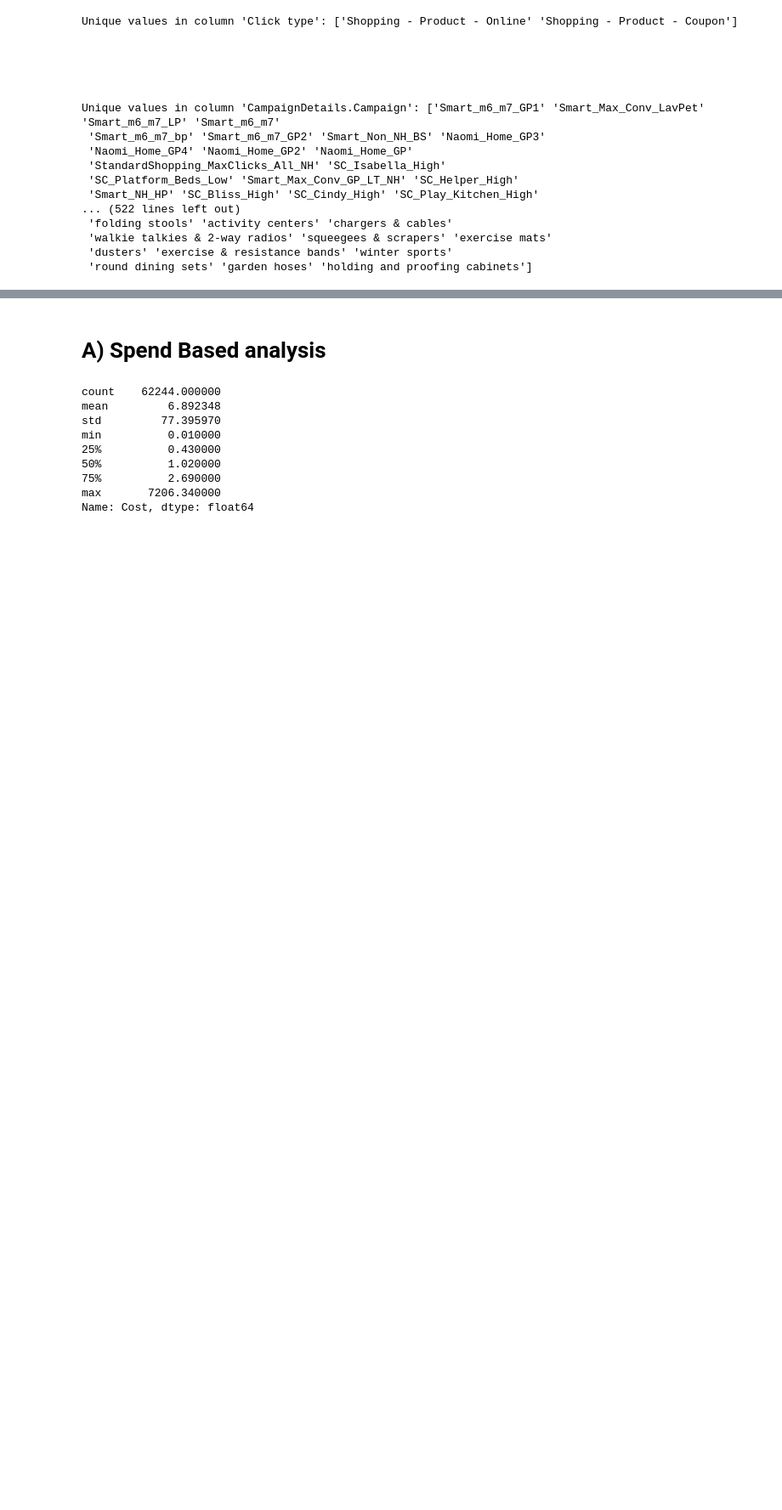
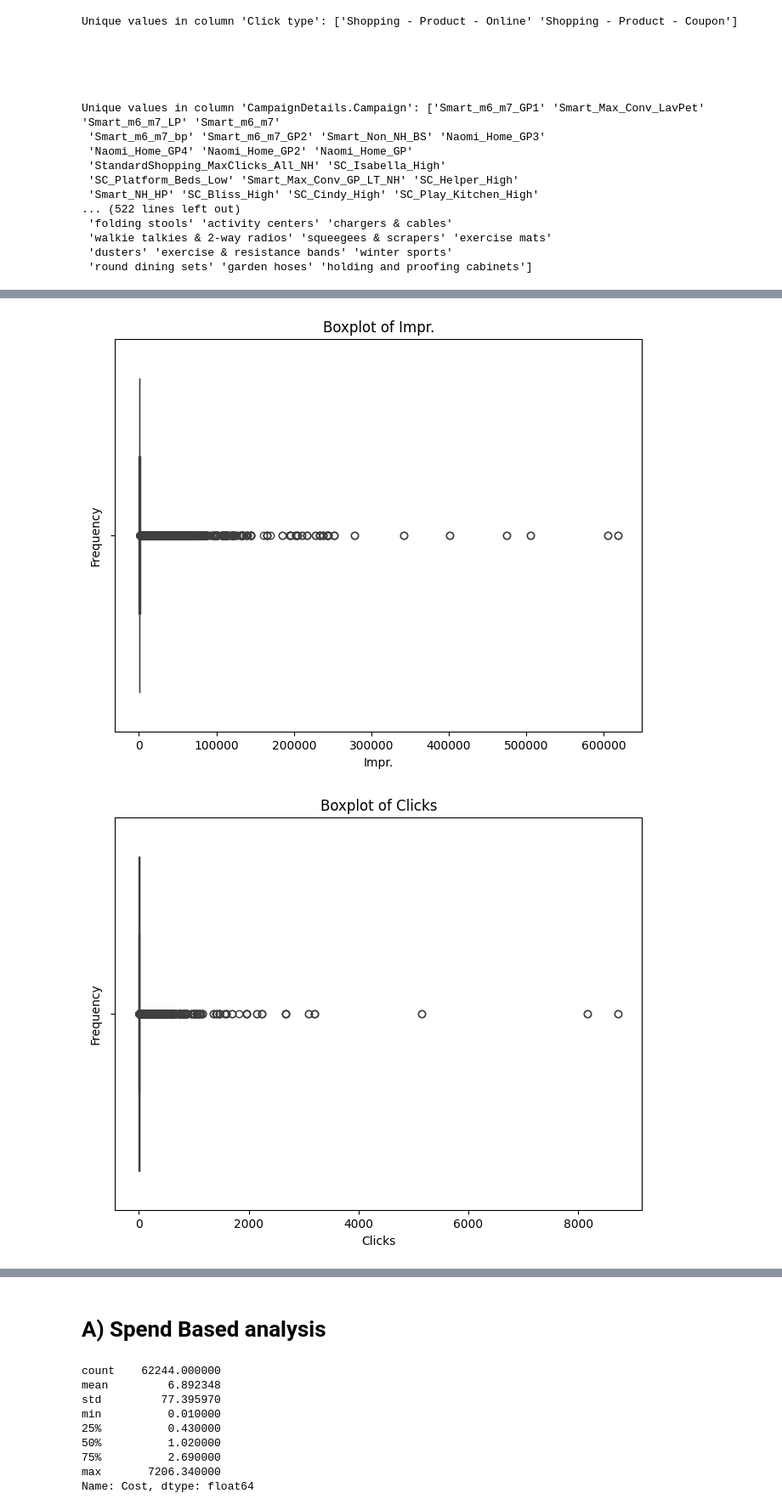
Before and after one commit to deepakshekhawat1209/CJcommerce, a Jupyter notebook: OJCommerce_assignment.ipynb, the cells around one changed output, grey strips where cells are left out. Shown at 85% size. Cells and saved outputs as stored; diff of their text form; code cells hidden in the pictures; blank space fills up the shorter version.

```diff
--- a/OJCommerce_assignment.ipynb
+++ b/OJCommerce_assignment.ipynb
@@ -137,0 +153,13 @@ Unique values in column 'CampaignDetails.Campaign': ['Smart_m6_m7_GP1' 'Smart_Ma
+# %%
+Num=df[['Impr.','Clicks','All conv.','Conv. value','Cost','ROAS','CTR']]
+# %%
+for column in Num.columns:
+    plt.figure(figsize=(8, 6))
+    sns.boxplot(data=df,x=column)
+    plt.title(f'Boxplot of {column}')
+    plt.xlabel(f'{column}')
+    plt.ylabel('Frequency')
+    plt.show()
+# %% [output]
+[figure, added]
+[figure, added]
```
Also changed, not shown: parts of 43 cells of this notebook.
